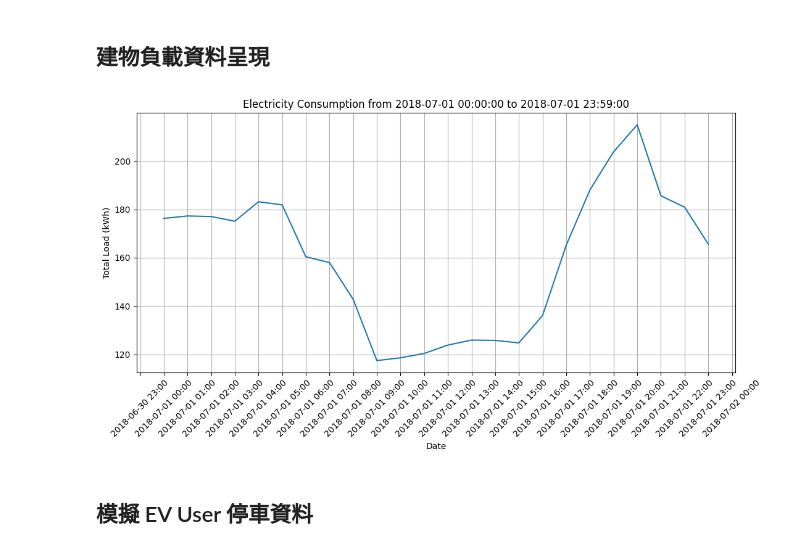
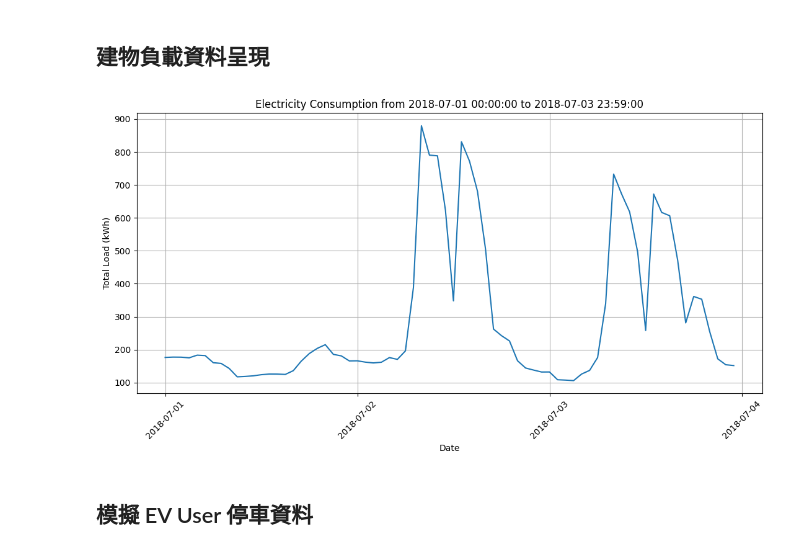
Before and after one commit to carlwang49/MY_WORK, a Jupyter notebook: DataPreprocessing.ipynb, the cells around one changed output. Saved outputs shown, nothing was run; the diff lists cells and outputs as text; code cells hidden in the pictures.

```diff
--- a/DataPreprocessing.ipynb
+++ b/DataPreprocessing.ipynb
@@ -126,7 +126,7 @@ import matplotlib.dates as mdates
 
 # set the start and end time
 start_time = '2018-07-01 00:00:00'
-end_time = '2018-07-01 23:59:00'
+end_time = '2018-07-03 23:59:00'
 
 # read the data
 BuildingConsumptionLoad = pd.read_csv('./Dataset/BuildingEnergyLoad/BuildingConsumptionLoad.csv')
@@ -144,34 +144,34 @@ plt.xlabel('Date')
 plt.ylabel('Total Load (kWh)')
 plt.title(f'Electricity Consumption from {start_time} to {end_time}')
 
 # calculate the time range
 time_range = pd.to_datetime(end_time) - pd.to_datetime(start_time)
 
 # set the x-axis labels based on the time range
 if time_range <= pd.Timedelta(days=2):
     # if the range is less than or equal to 2 days, show the time every hour
     plt.gca().xaxis.set_major_formatter(mdates.DateFormatter('%Y-%m-%d %H:%M'))
     plt.gca().xaxis.set_major_locator(mdates.HourLocator(interval=1))
 elif time_range <= pd.Timedelta(days=7):
     # if the range is less than or equal to 7 days, show the time every 3 hours
     plt.gca().xaxis.set_major_formatter(mdates.DateFormatter('%Y-%m-%d'))
     plt.gca().xaxis.set_major_locator(mdates.DayLocator(interval=1))
 elif time_range <= pd.Timedelta(days=30):
     # if the range is less than or equal to 30 days, show the time every 3 days
     plt.gca().xaxis.set_major_formatter(mdates.DateFormatter('%Y-%m-%d'))
     plt.gca().xaxis.set_major_locator(mdates.DayLocator(interval=3))
 else:
     # if the range is greater than 30 days, show the time every week
     plt.gca().xaxis.set_major_formatter(mdates.DateFormatter('%Y-%m-%d'))
     plt.gca().xaxis.set_major_locator(mdates.WeekdayLocator(interval=1))
 
 # rotate the x-axis labels for better visibility
 plt.xticks(rotation=45)
 plt.grid(True)
 plt.tight_layout()
 plt.show()
 # %% [output]
-[figure, old version]
+[figure, new version]
 # %% [markdown]
 ## 模擬 EV User 停車資料
 # %%
```
Also changed, not shown: 4 other files.
